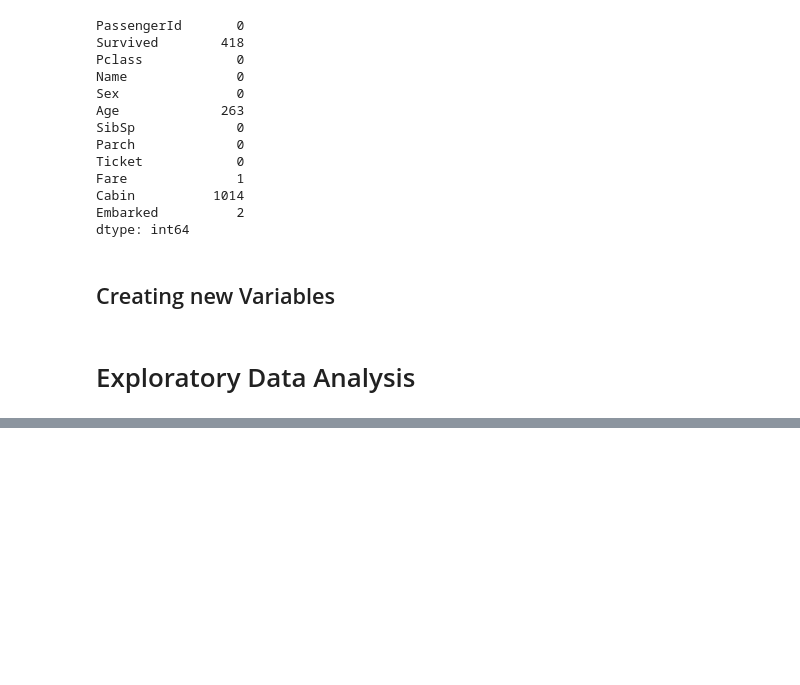
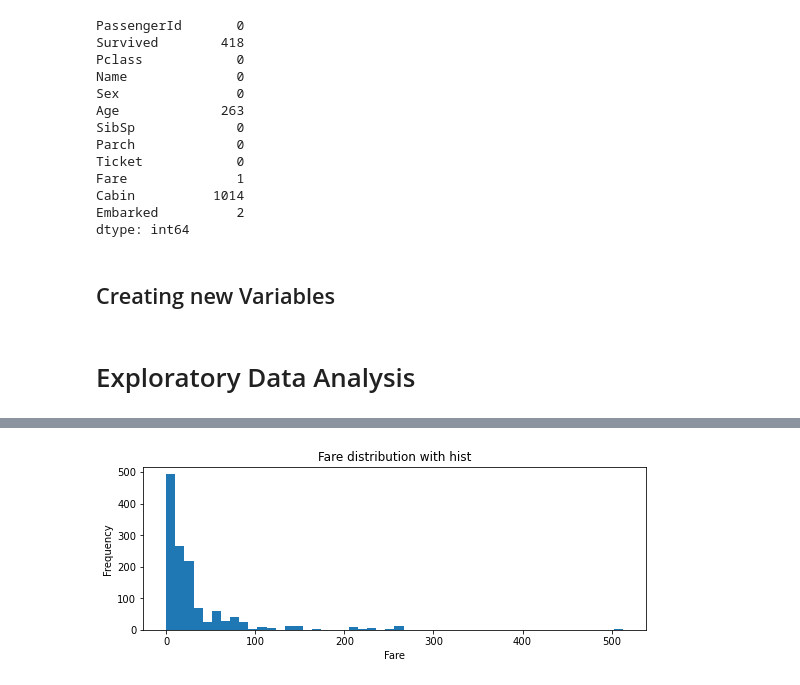
Before and after one commit to Lukas-Dierkes/Kaggle-Challange, a Jupyter notebook: analysis_1.ipynb, the cells around one changed output, grey strips where cells are left out. Cells and saved outputs as stored; diff of their text form; code cells hidden in the pictures; blank space fills up the shorter version.

```diff
--- a/analysis_1.ipynb
+++ b/analysis_1.ipynb
@@ -76,0 +143,9 @@ df_all['married'] = np.where(df_all['lastName'].str.contains("Mrs."), 1,
+# %%
+plt.figure(figsize = (9,3))
+plt.hist(df_all["Fare"], bins = 50)
+plt.xlabel("Fare")
+plt.ylabel("Frequency")
+plt.title("{} distribution with hist".format("Fare"))
+plt.show()
+# %% [output]
+[figure, added]
```
Also changed, not shown: parts of 5 cells of this notebook.
